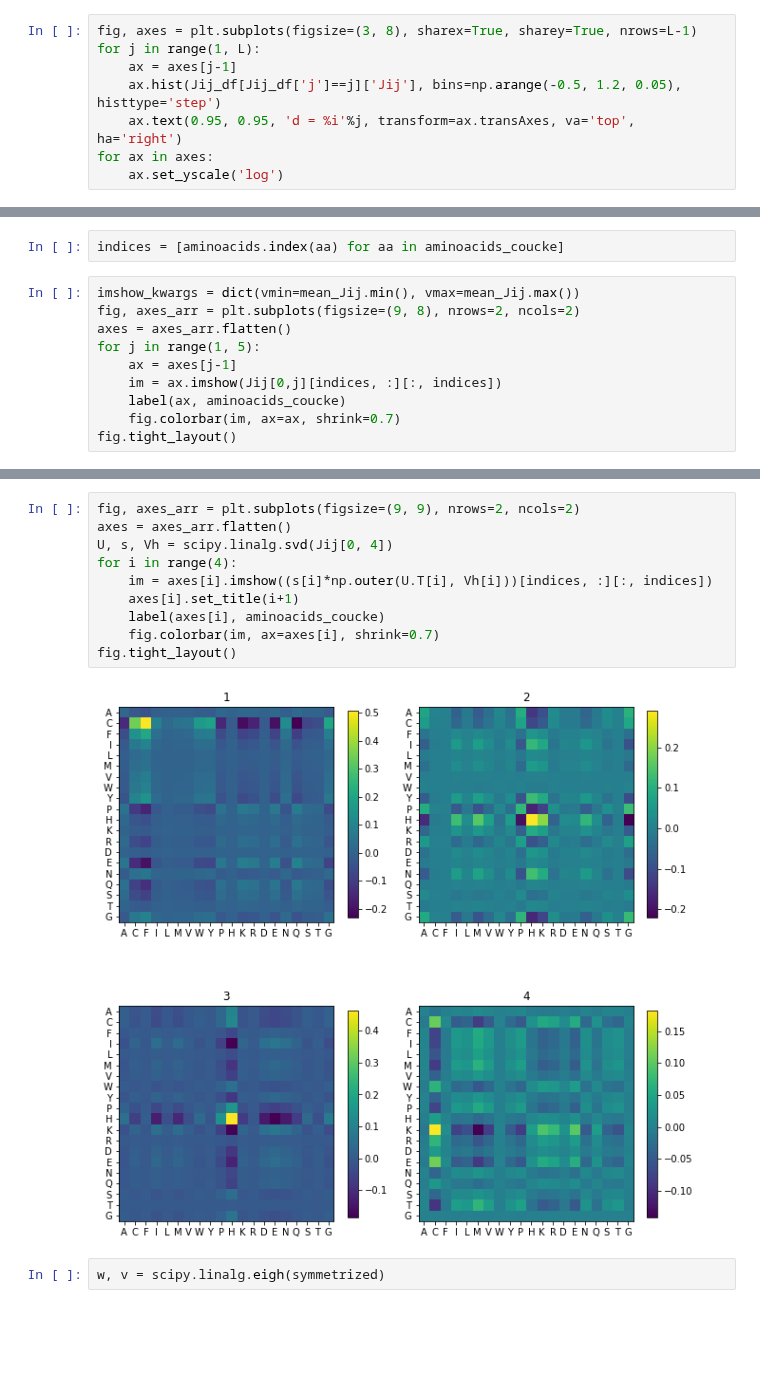
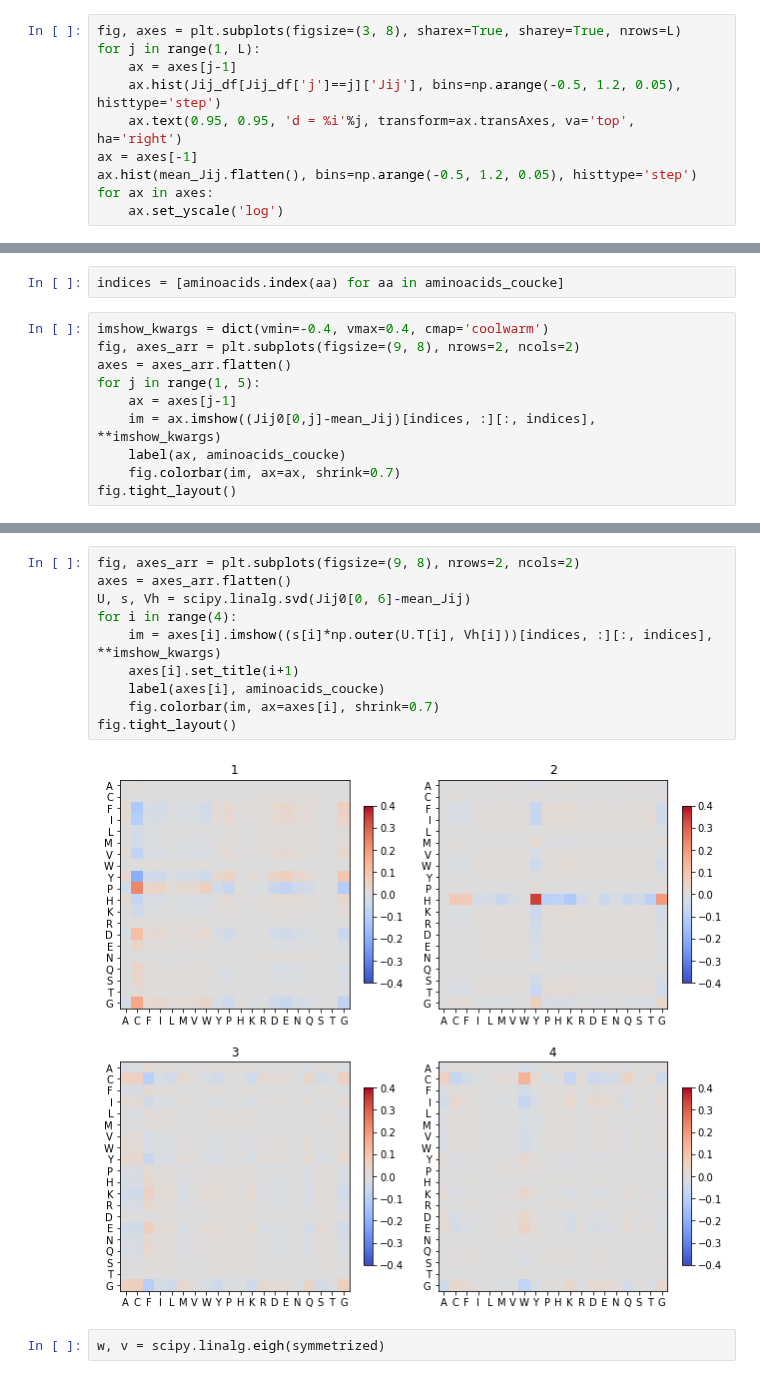
Before and after one commit to andim/peptidome, a Jupyter notebook: code/maxent/Jij_analysis.ipynb, the cells around one changed output, grey strips where cells are left out. Saved outputs shown, nothing was run; the diff lists cells and outputs as text; blank space fills up the shorter version.

```diff
--- a/code/maxent/Jij_analysis.ipynb
+++ b/code/maxent/Jij_analysis.ipynb
@@ -50,11 +50,13 @@ Jij_df.sort_values('Jij').head(n=10)
 | 483 | 1 | F | E | -0.244680 |
 | 675 | 1 | Q | S | -0.243156 |
 # %%
-fig, axes = plt.subplots(figsize=(3, 8), sharex=True, sharey=True, nrows=L-1)
+fig, axes = plt.subplots(figsize=(3, 8), sharex=True, sharey=True, nrows=L)
 for j in range(1, L):
     ax = axes[j-1]
     ax.hist(Jij_df[Jij_df['j']==j]['Jij'], bins=np.arange(-0.5, 1.2, 0.05), histtype='step')
     ax.text(0.95, 0.95, 'd = %i'%j, transform=ax.transAxes, va='top', ha='right')
+ax = axes[-1]
+ax.hist(mean_Jij.flatten(), bins=np.arange(-0.5, 1.2, 0.05), histtype='step')
 for ax in axes:
     ax.set_yscale('log')
 # %% [output]
@@ -88,12 +90,12 @@ aminoacids_coucke = 'ACFILMVWYPHKRDENQSTG'
 # %%
 indices = [aminoacids.index(aa) for aa in aminoacids_coucke]
 # %%
-imshow_kwargs = dict(vmin=mean_Jij.min(), vmax=mean_Jij.max())
+imshow_kwargs = dict(vmin=-0.4, vmax=0.4, cmap='coolwarm')
 fig, axes_arr = plt.subplots(figsize=(9, 8), nrows=2, ncols=2)
 axes = axes_arr.flatten()
 for j in range(1, 5):
     ax = axes[j-1]
-    im = ax.imshow(Jij[0,j][indices, :][:, indices])
+    im = ax.imshow((Jij0[0,j]-mean_Jij)[indices, :][:, indices], **imshow_kwargs)
     label(ax, aminoacids_coucke)
     fig.colorbar(im, ax=ax, shrink=0.7)
 fig.tight_layout()
@@ -102,15 +104,15 @@ fig.tight_layout()
 # %%
-fig, axes_arr = plt.subplots(figsize=(9, 9), nrows=2, ncols=2)
+fig, axes_arr = plt.subplots(figsize=(9, 8), nrows=2, ncols=2)
 axes = axes_arr.flatten()
-U, s, Vh = scipy.linalg.svd(Jij[0, 4])
+U, s, Vh = scipy.linalg.svd(Jij0[0, 6]-mean_Jij)
 for i in range(4):
-    im = axes[i].imshow((s[i]*np.outer(U.T[i], Vh[i]))[indices, :][:, indices])
+    im = axes[i].imshow((s[i]*np.outer(U.T[i], Vh[i]))[indices, :][:, indices], **imshow_kwargs)
     axes[i].set_title(i+1)
     label(axes[i], aminoacids_coucke)
     fig.colorbar(im, ax=axes[i], shrink=0.7)
 fig.tight_layout()
 # %% [output]
-[figure, old version]
+[figure, new version]
 # %%
 w, v = scipy.linalg.eigh(symmetrized)
 # %%
```
Also changed, not shown: parts of 3 cells of this notebook, 4 other files.
